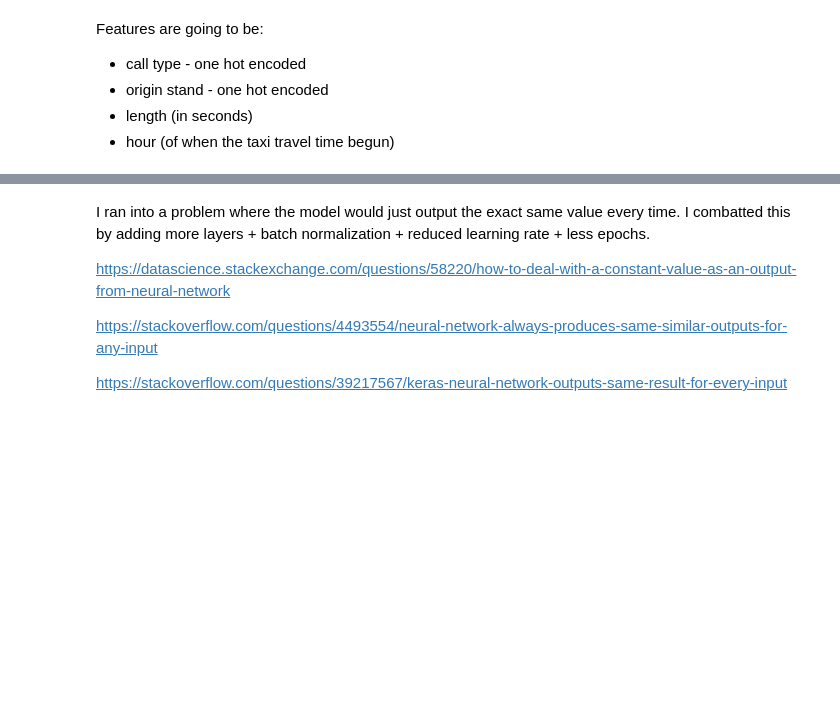
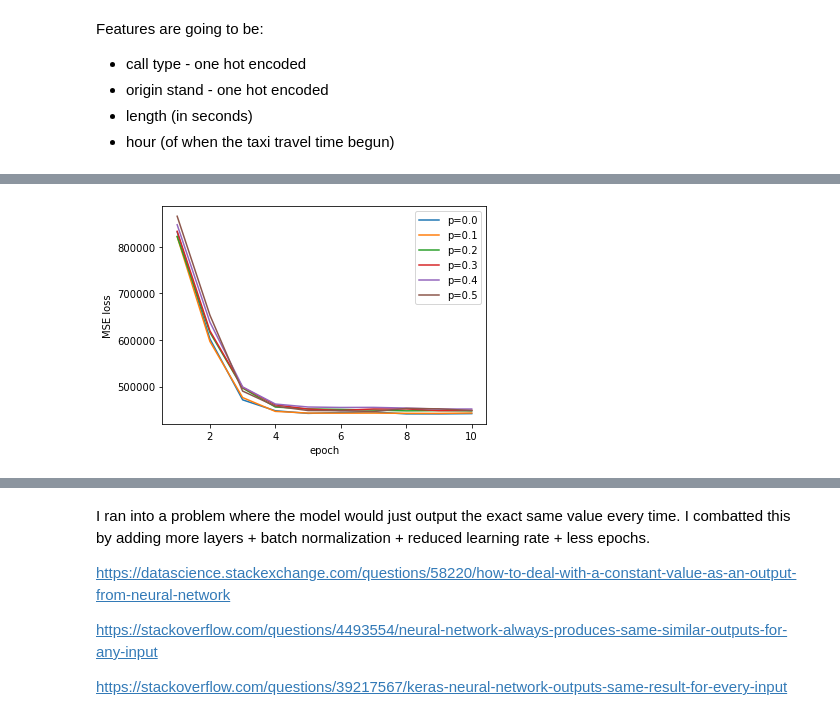
Before and after one commit to eylau-ucsd/cse151b-project, a Jupyter notebook: model.ipynb, the cells around one changed output, grey strips where cells are left out. Drawn from its saved outputs; the diff is of its cells as text; code cells hidden in the pictures; blank space fills up the shorter version.

Commit message:
moar plots

```diff
--- a/model.ipynb
+++ b/model.ipynb
@@ -293,0 +310,13 @@ plt.show()
+# %%
+results_dropout = pd.concat([results_dropout_0["epoch"], results_dropout_0["test_loss"], results_lr_3["test_loss"], results_dropout_02["test_loss"], results_dropout_03["test_loss"], results_dropout_04["test_loss"], results_dropout_05["test_loss"]], axis=1)
+# %%
+results_dropout.columns = ["epoch", "p=0.0", "p=0.1", "p=0.2", "p=0.3", "p=0.4", "p=0.5"]
+# %%
+ax = results_dropout.set_index("epoch").plot()
+ax.set_xlabel("epoch")
+ax.set_ylabel("MSE loss")
+plt.gcf().subplots_adjust(left=0.15)
+plt.savefig('dropout_results.png', dpi=300)
+plt.show()
+# %% [output]
+[figure, added]
```
Also changed, not shown: parts of 40 cells of this notebook, 2 other files.
